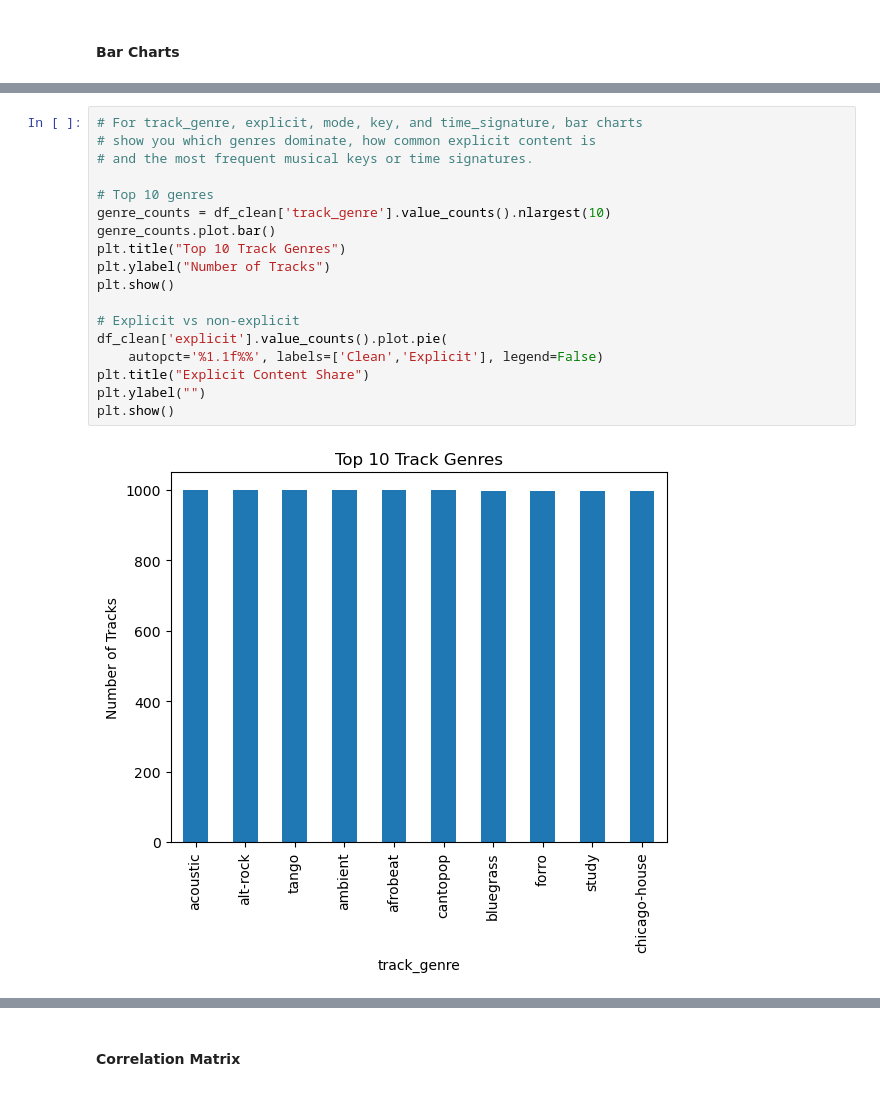
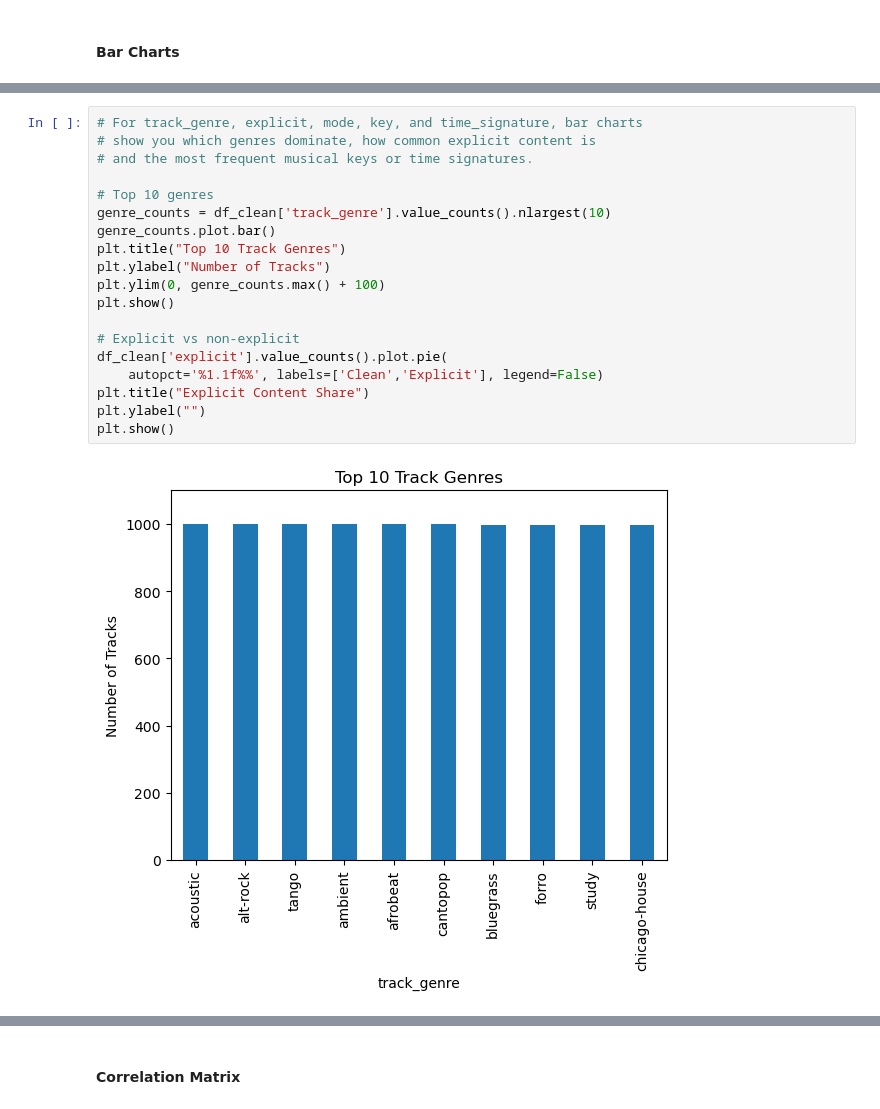
Before and after one commit to ben-yil/advanced_data_science_final_project, a Jupyter notebook: final_project.ipynb, the cells around one changed output, grey strips where cells are left out. Cells and saved outputs as stored; diff of their text form.

```diff
--- a/final_project.ipynb
+++ b/final_project.ipynb
@@ -196,23 +219,24 @@ for col in ['popularity','danceability','energy','valence','duration_min_capped'
 # %%
 # For track_genre, explicit, mode, key, and time_signature, bar charts
 # show you which genres dominate, how common explicit content is
 # and the most frequent musical keys or time signatures.
 
 # Top 10 genres
 genre_counts = df_clean['track_genre'].value_counts().nlargest(10)
 genre_counts.plot.bar()
 plt.title("Top 10 Track Genres")
 plt.ylabel("Number of Tracks")
+plt.ylim(0, genre_counts.max() + 100)
 plt.show()
 
 # Explicit vs non-explicit
 df_clean['explicit'].value_counts().plot.pie(
     autopct='%1.1f%%', labels=['Clean','Explicit'], legend=False)
 plt.title("Explicit Content Share")
 plt.ylabel("")
 plt.show()
 # %% [output]
-[figure, old version]
+[figure, new version]
 [figure]
 # %% [markdown]
 #### Correlation Matrix
```
Also changed, not shown: parts of 50 cells of this notebook.
